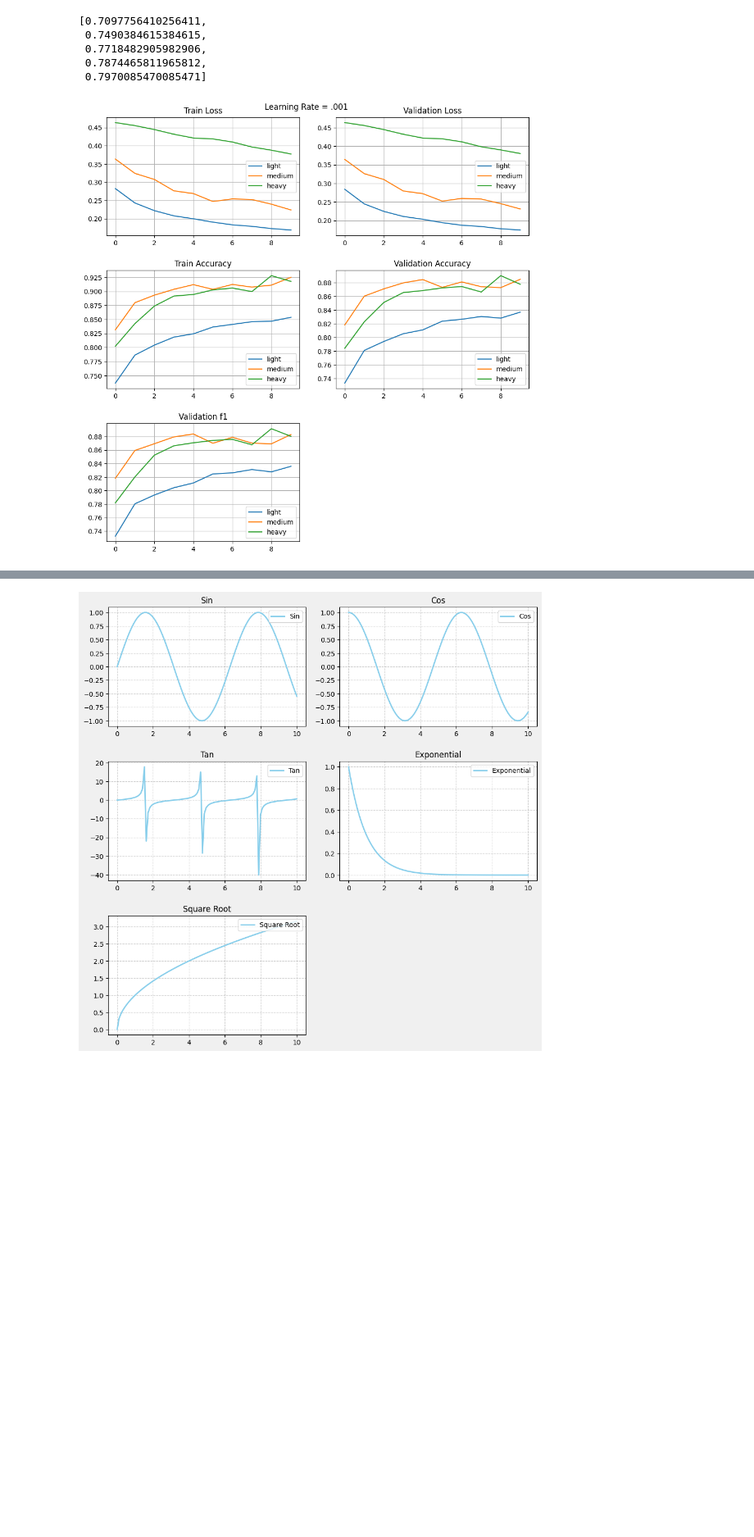
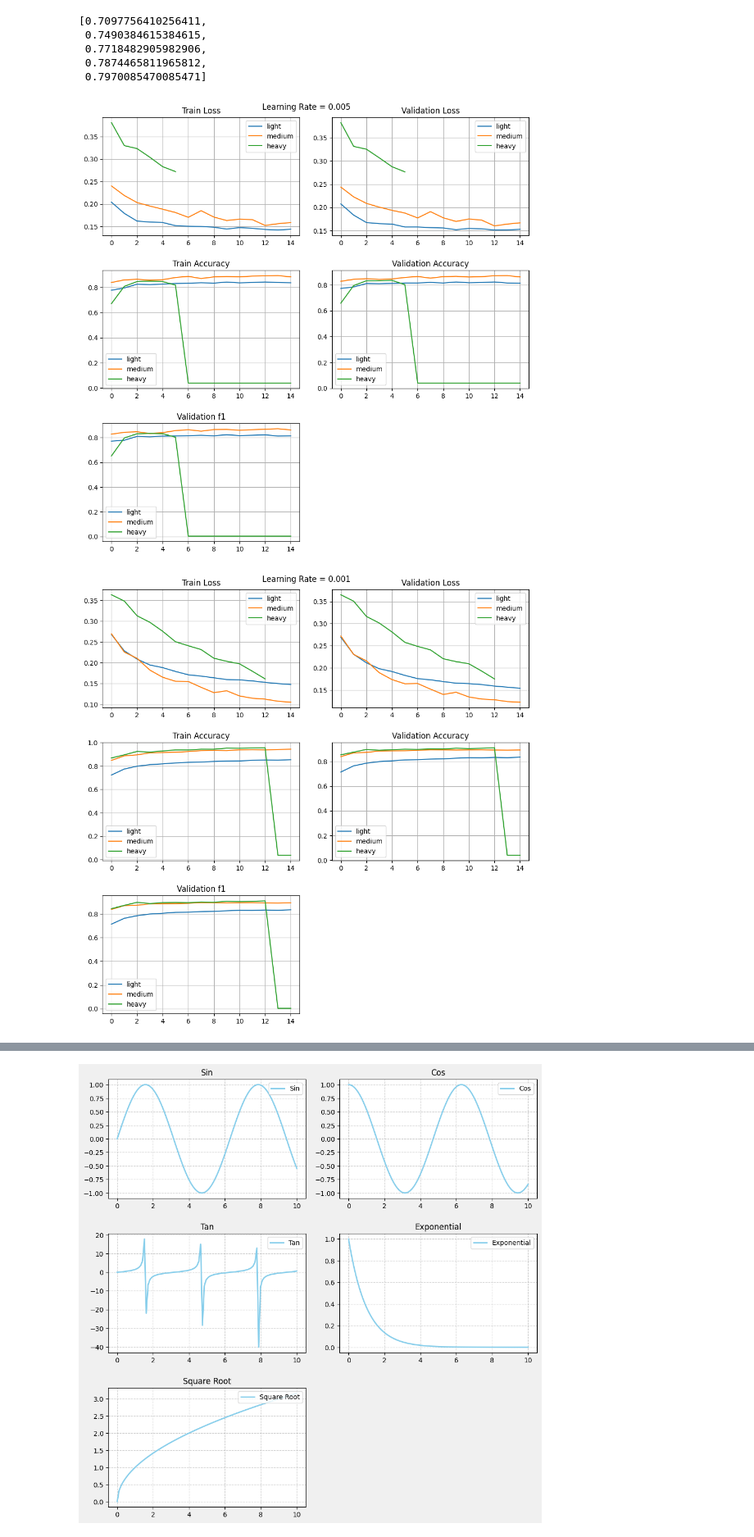
Before and after one commit to abdur-rafi/Machine-Learning-Sessional, a Jupyter notebook: 1805008.ipynb, the cells around one changed output, grey strips where cells are left out. Shown at 82% size. Saved outputs shown, nothing was run; the diff lists cells and outputs as text; code cells hidden in the pictures; blank space fills up the shorter version.

Commit message:
4 learning rates

```diff
--- a/1805008.ipynb
+++ b/1805008.ipynb
@@ -430,7 +439,7 @@ def getMediumModel(numFeatures, output, dropoutRate = .25):
 def getLargeModel(numFeatures, output, dropoutRate = .25):
 	model = Model(
 			Input(numFeatures),
-      Dense(512),
+      Dense(1024),
       DropOut(dropoutRate),
       Relu(),
       Dense(256),
@@ -637,7 +648,7 @@ smallModelMetrics.vA
  0.7874465811965812,
  0.7970085470085471]
 # %%
-def plotMetrics(metrics : List[Metrics]):
+def plotMetrics(metrics : List[Metrics], lr):
   fig, axes = plt.subplots(3, 2, figsize=(10, 10))
   axes = axes.flatten()
 
@@ -672,9 +683,12 @@ def plotMetrics(metrics : List[Metrics]):
   fig.delaxes(axes[5])
 
   plt.tight_layout(pad=2.0, h_pad=2.0, w_pad=2.0)
-  plt.suptitle("Learning Rate = .001")
-
-
-plotMetrics(metrics)
+  plt.suptitle(f"Learning Rate = {lr}")
-# %% [output]
-[figure, removed]
+# %%
+plotMetrics(metrics[0 : 3], .005)
+plotMetrics(metrics[3 : 6], .001)
+plotMetrics(metrics[6 : 9], .0005)
+plotMetrics(metrics[9 : 12], .0001)
+# %% [output]
+[figure, added]
+[figure, added]
```
Also changed, not shown: parts of 5 cells of this notebook.
